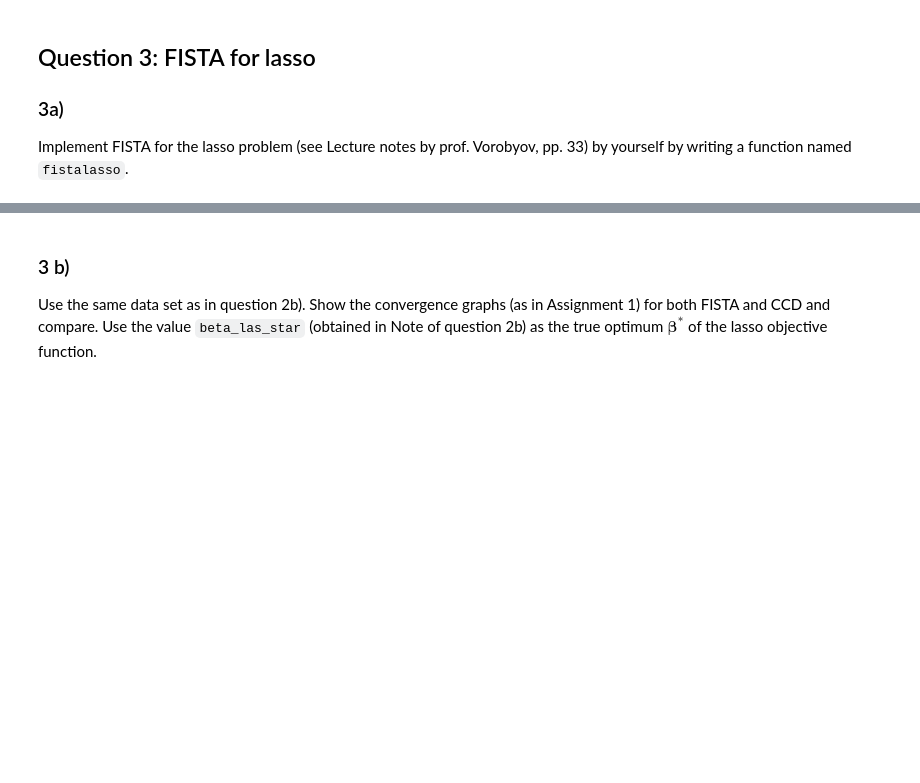
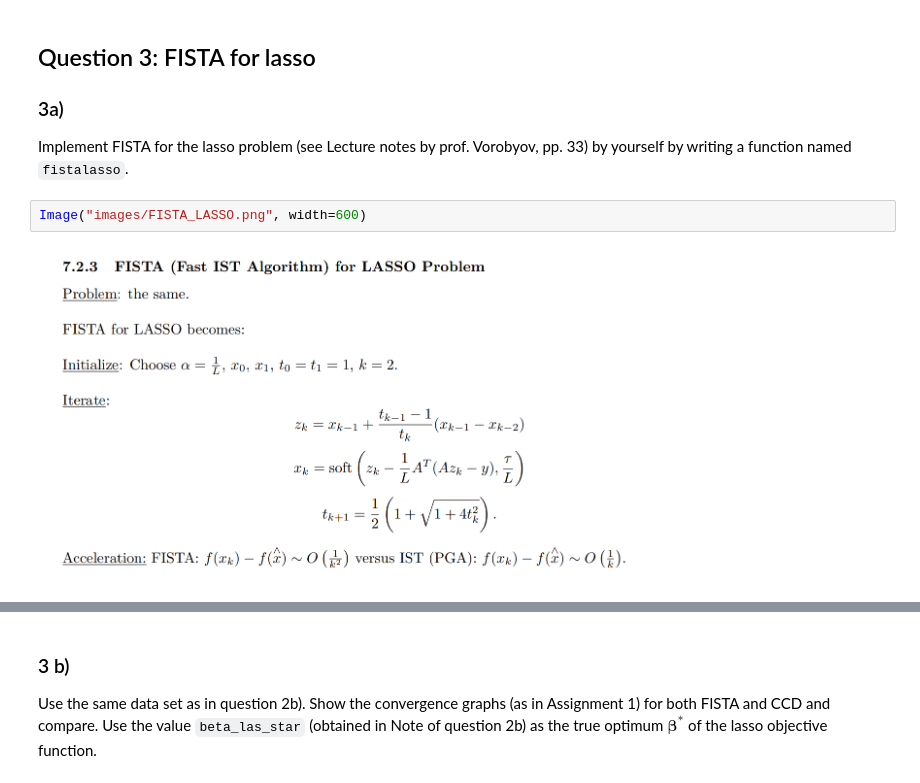
Before and after one commit to SpringNuance/LargeScaleDataAnalysis_assignment3, a Jupyter notebook: HW3.ipynb, the cells around one changed output, grey strips where cells are left out. Drawn from its saved outputs; the diff is of its cells as text; blank space fills up the shorter version.

```diff
--- a/HW3.ipynb
+++ b/HW3.ipynb
@@ -381,4 +541,8 @@ Then transform the obtained estimates to original scale and compute the intercep
 ## Question 3: FISTA for lasso
 ### 3a)
 Implement FISTA for the lasso problem (see Lecture notes by prof. Vorobyov, pp. 33)  by yourself by writing a function named <code>fistalasso</code>.
+# %%
+Image("images/FISTA_LASSO.png", width=600)
+# %% [output]
+[figure, added]
 # %%
```
Also changed, not shown: parts of 24 cells of this notebook, 3 other files.
